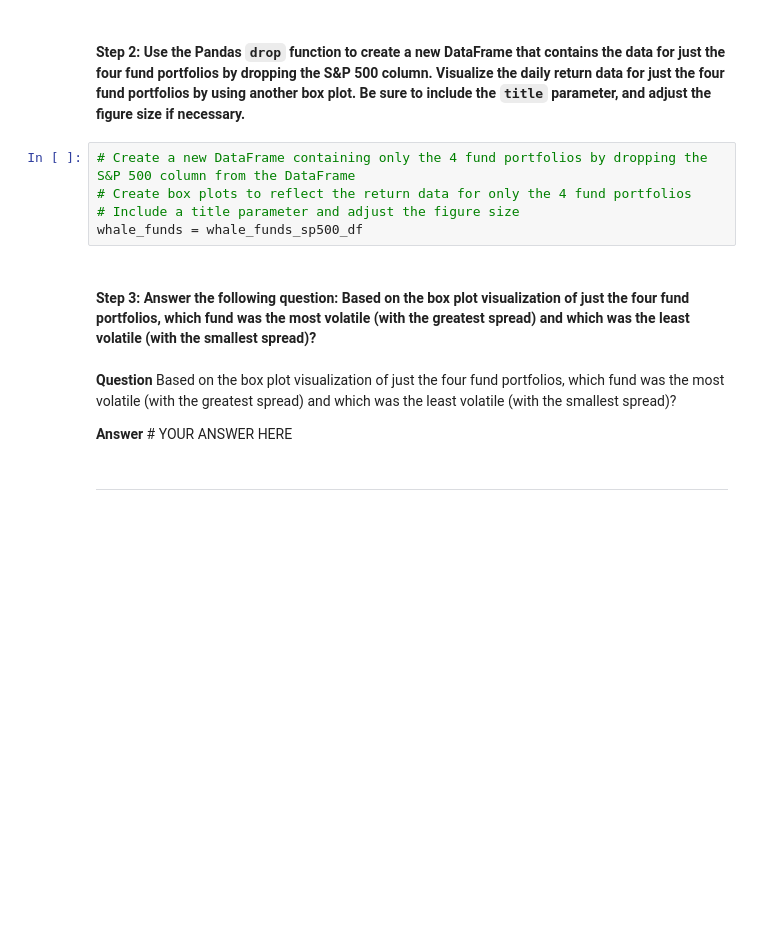
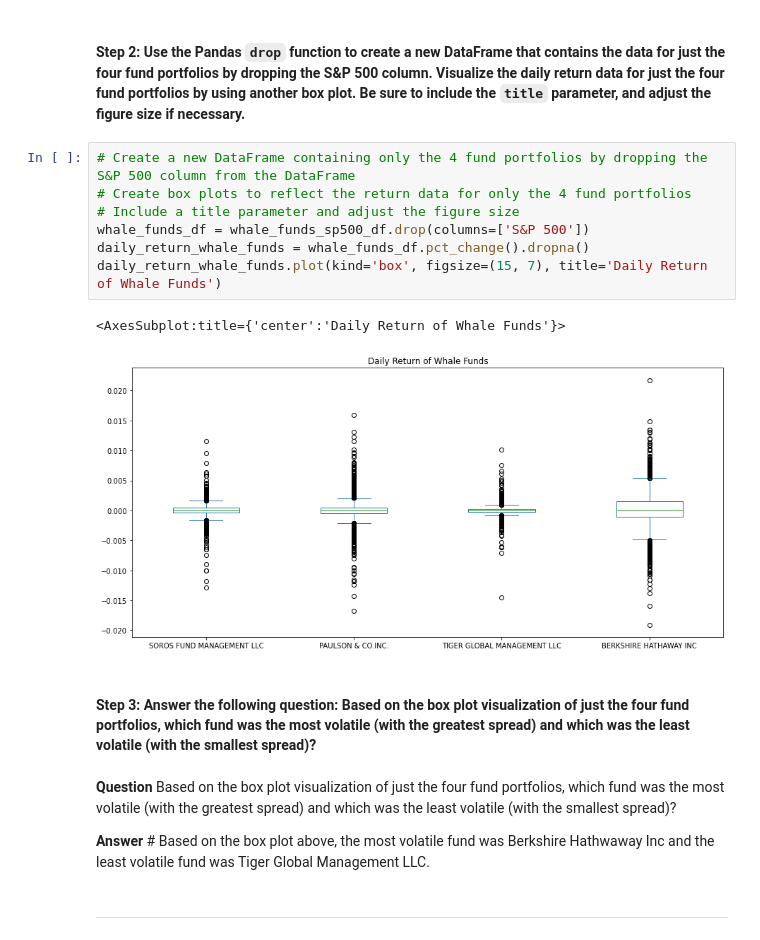
Before and after one commit to davidlp94/04_DLP_Risk_Return_Analysis, a Jupyter notebook: risk_return_analysis.ipynb, the cells around one changed output. Drawn from its saved outputs; the diff is of its cells as text; blank space fills up the shorter version.

```diff
--- a/risk_return_analysis.ipynb
+++ b/risk_return_analysis.ipynb
@@ -208,14 +209,19 @@ daily_returns.plot(kind='box', figsize=(15, 10), title='Daily Return of Whale Fu
 # %%
 # Create a new DataFrame containing only the 4 fund portfolios by dropping the S&P 500 column from the DataFrame
 # Create box plots to reflect the return data for only the 4 fund portfolios
 # Include a title parameter and adjust the figure size
-whale_funds = whale_funds_sp500_df
+whale_funds_df = whale_funds_sp500_df.drop(columns=['S&P 500'])
+daily_return_whale_funds = whale_funds_df.pct_change().dropna()
+daily_return_whale_funds.plot(kind='box', figsize=(15, 7), title='Daily Return of Whale Funds')
+# %% [output]
+<AxesSubplot:title={'center':'Daily Return of Whale Funds'}>
+[figure, added]
 # %% [markdown]
 #### Step 3: Answer the following question: Based on the box plot visualization of just the four fund portfolios, which fund was the most volatile (with the greatest spread) and which was the least volatile (with the smallest spread)?
 # %% [markdown]
 **Question** Based on the box plot visualization of just the four fund portfolios, which fund was the most volatile (with the greatest spread) and which was the least volatile (with the smallest spread)?
 
-**Answer** # YOUR ANSWER HERE
+**Answer** # Based on the box plot above, the most volatile fund was Berkshire Hathwaway Inc and the least volatile fund was Tiger Global Management LLC.
 # %% [markdown]
 ---
 # %% [markdown]
```
Also changed, not shown: parts of 5 cells of this notebook.
